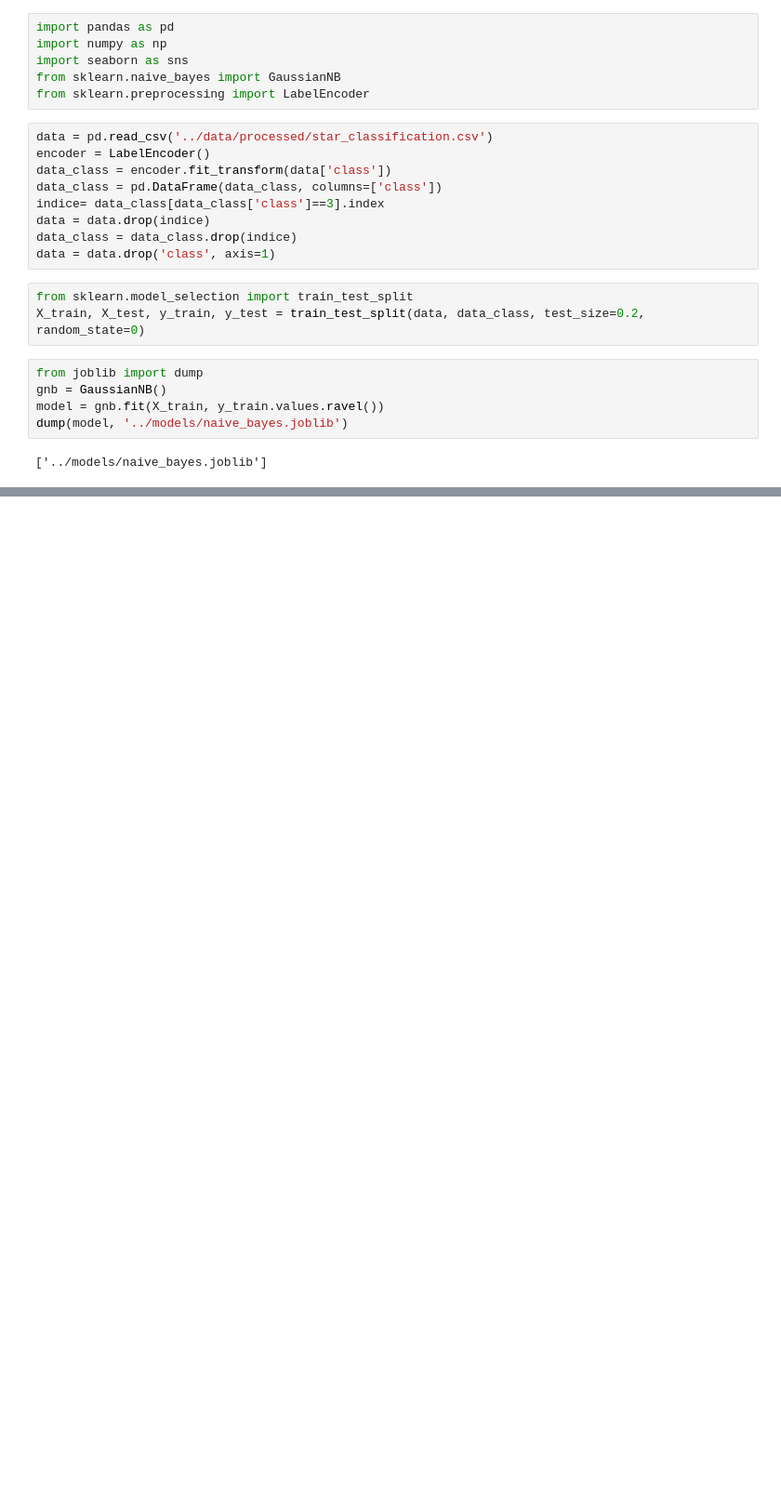
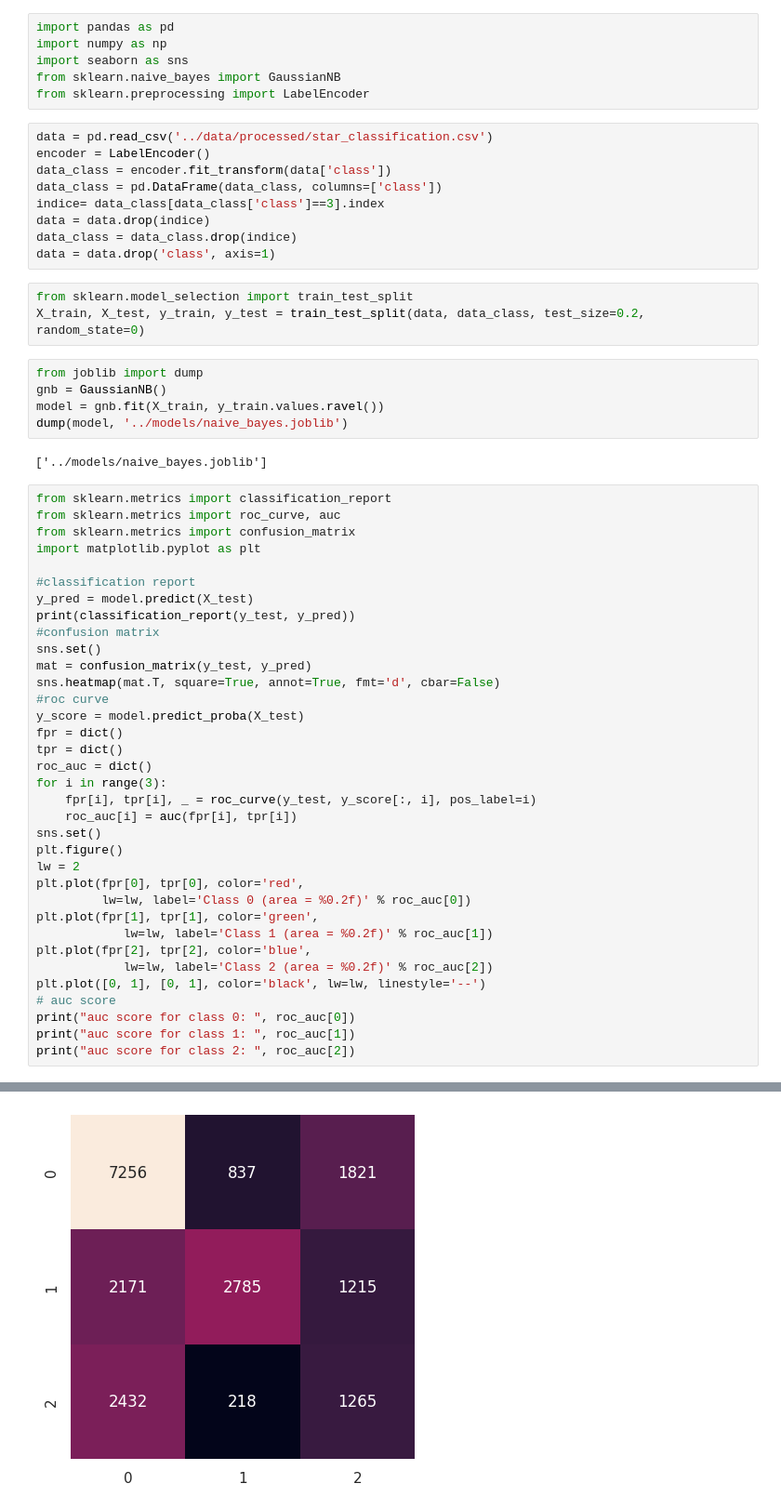
Before and after one commit to LouisCleriot/Stellar-object-classification, a Jupyter notebook: notebooks/NaiveBayes.ipynb, the cells around one changed output, grey strips where cells are left out. Shown: that part at 93% size. Saved outputs shown, nothing was run; the diff lists cells and outputs as text; blank space fills up the shorter version.

Commit message:
display result for NB and ploted curve

```diff
--- a/notebooks/NaiveBayes.ipynb
+++ b/notebooks/NaiveBayes.ipynb
@@ -23,3 +23,39 @@ model = gnb.fit(X_train, y_train.values.ravel())
 dump(model, '../models/naive_bayes.joblib')
 # %% [output]
 ['../models/naive_bayes.joblib']
+# %%
+from sklearn.metrics import classification_report
+from sklearn.metrics import roc_curve, auc
+from sklearn.metrics import confusion_matrix
+import matplotlib.pyplot as plt
+
+#classification report
+y_pred = model.predict(X_test)
+print(classification_report(y_test, y_pred))
+#confusion matrix
+sns.set()
+mat = confusion_matrix(y_test, y_pred)
+sns.heatmap(mat.T, square=True, annot=True, fmt='d', cbar=False)
+#roc curve
+y_score = model.predict_proba(X_test)
+fpr = dict()
+tpr = dict()
+roc_auc = dict()
+for i in range(3):
+    fpr[i], tpr[i], _ = roc_curve(y_test, y_score[:, i], pos_label=i)
+    roc_auc[i] = auc(fpr[i], tpr[i])
+sns.set()
+plt.figure()
+lw = 2
+plt.plot(fpr[0], tpr[0], color='red',
+         lw=lw, label='Class 0 (area = %0.2f)' % roc_auc[0])
+plt.plot(fpr[1], tpr[1], color='green',
+            lw=lw, label='Class 1 (area = %0.2f)' % roc_auc[1])
+plt.plot(fpr[2], tpr[2], color='blue',
+            lw=lw, label='Class 2 (area = %0.2f)' % roc_auc[2])
+plt.plot([0, 1], [0, 1], color='black', lw=lw, linestyle='--')
+# auc score
+print("auc score for class 0: ", roc_auc[0])
+print("auc score for class 1: ", roc_auc[1])
+print("auc score for class 2: ", roc_auc[2])
+# %% [output]
@@ -25,0 +75 @@ dump(model, '../models/naive_bayes.joblib')
+[figure, added]
```
Also changed, not shown: parts of 1 cell of this notebook.
